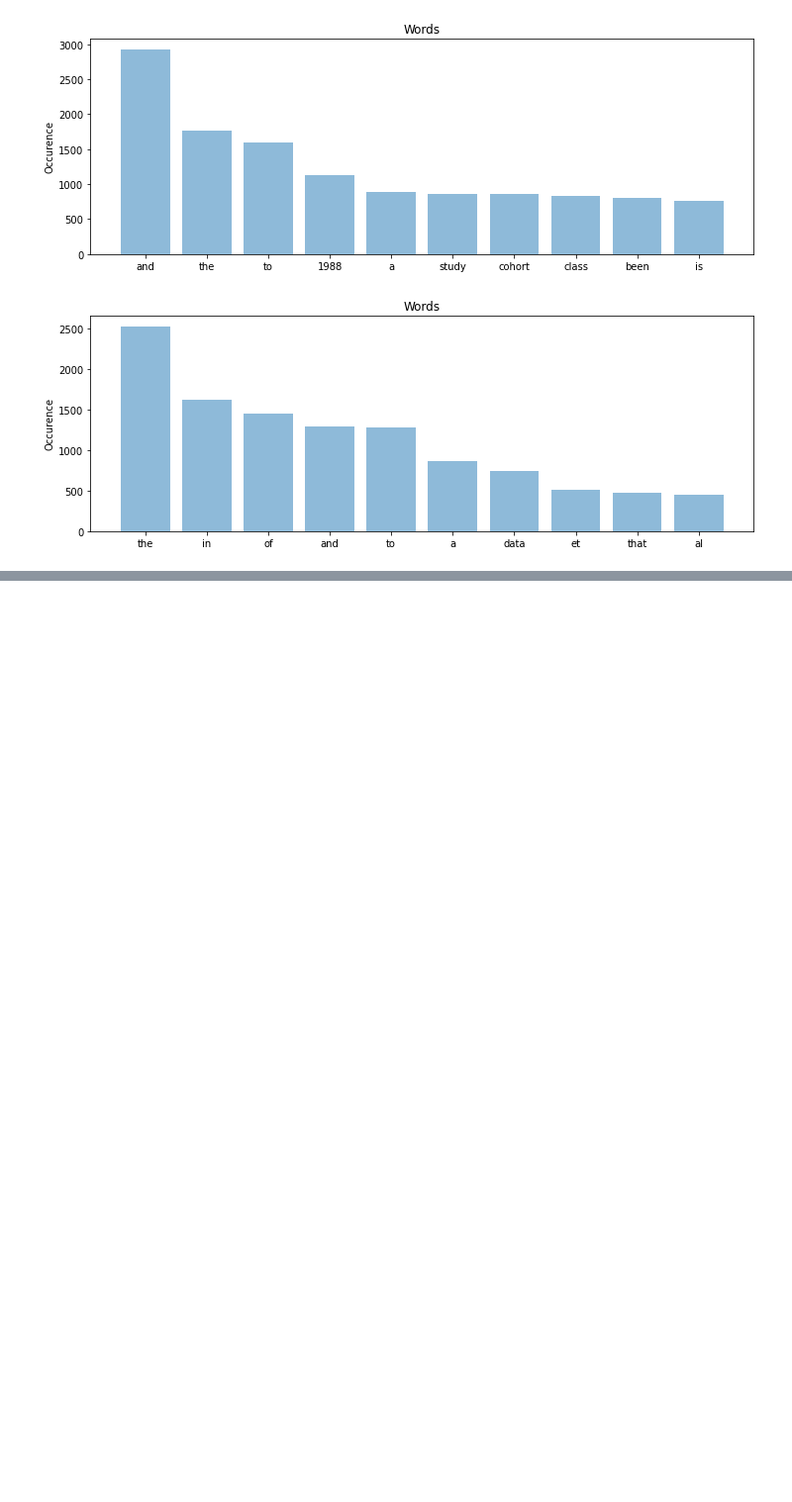
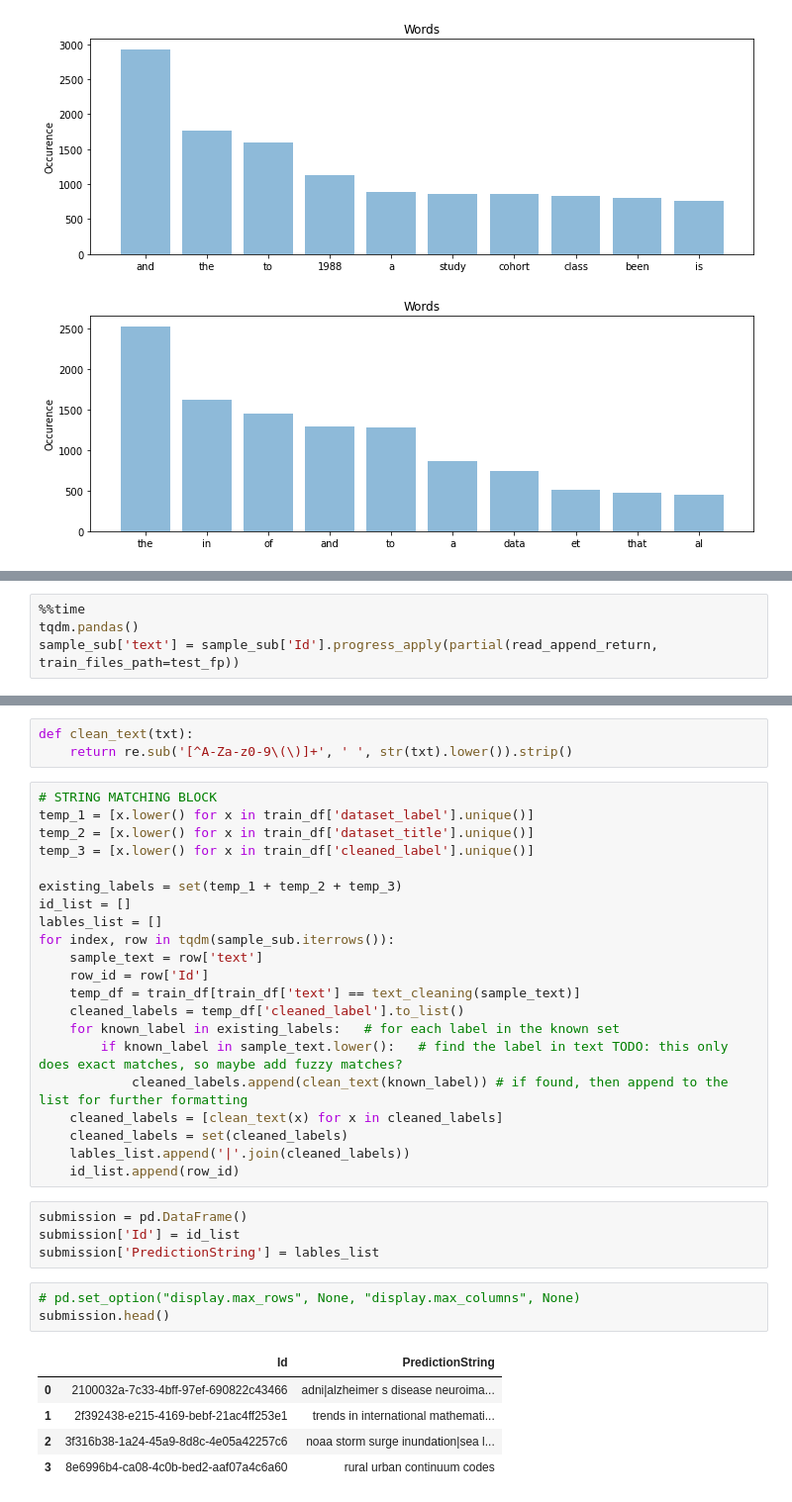
Before and after one commit to ArthLeu/title-matching, a Jupyter notebook: main.ipynb, the cells around one changed output, grey strips where cells are left out. Shown at 99% size. Cells and saved outputs as stored; diff of their text form; blank space fills up the shorter version.

Commit message:
add comments in string matching block

```diff
--- a/main.ipynb
+++ b/main.ipynb
@@ -193,0 +167,4 @@ submission.to_csv('submission.csv', index=False)
+# %%
+%%time
+tqdm.pandas()
+sample_sub['text'] = sample_sub['Id'].progress_apply(partial(read_append_return, train_files_path=test_fp))
@@ -193,0 +173,37 @@ submission.to_csv('submission.csv', index=False)
+# %%
+def clean_text(txt):
+    return re.sub('[^A-Za-z0-9\(\)]+', ' ', str(txt).lower()).strip()
+# %%
+# STRING MATCHING BLOCK
+temp_1 = [x.lower() for x in train_df['dataset_label'].unique()]
+temp_2 = [x.lower() for x in train_df['dataset_title'].unique()]
+temp_3 = [x.lower() for x in train_df['cleaned_label'].unique()]
+
+existing_labels = set(temp_1 + temp_2 + temp_3)
+id_list = []
+lables_list = []
+for index, row in tqdm(sample_sub.iterrows()):
+    sample_text = row['text']
+    row_id = row['Id']
+    temp_df = train_df[train_df['text'] == text_cleaning(sample_text)]
+    cleaned_labels = temp_df['cleaned_label'].to_list()
+    for known_label in existing_labels:   # for each label in the known set
+        if known_label in sample_text.lower():   # find the label in text TODO: this only does exact matches, so maybe add fuzzy matches?
+            cleaned_labels.append(clean_text(known_label)) # if found, then append to the list for further formatting
+    cleaned_labels = [clean_text(x) for x in cleaned_labels]
+    cleaned_labels = set(cleaned_labels)
+    lables_list.append('|'.join(cleaned_labels))
+    id_list.append(row_id)
+# %%
+submission = pd.DataFrame()
+submission['Id'] = id_list
+submission['PredictionString'] = lables_list
+# %%
+# pd.set_option("display.max_rows", None, "display.max_columns", None)
+submission.head()
+# %% [output]
+|  | Id | PredictionString |
+| 0 | 2100032a-7c33-4bff-97ef-690822c43466 | adni|alzheimer s disease neuroima... |
+| 1 | 2f392438-e215-4169-bebf-21ac4ff253e1 | trends in international mathemati... |
+| 2 | 3f316b38-1a24-45a9-8d8c-4e05a42257c6 | noaa storm surge inundation|sea l... |
+| 3 | 8e6996b4-ca08-4c0b-bed2-aaf07a4c6a60 | rural urban continuum codes |
```
Also changed, not shown: parts of 13 cells of this notebook.
